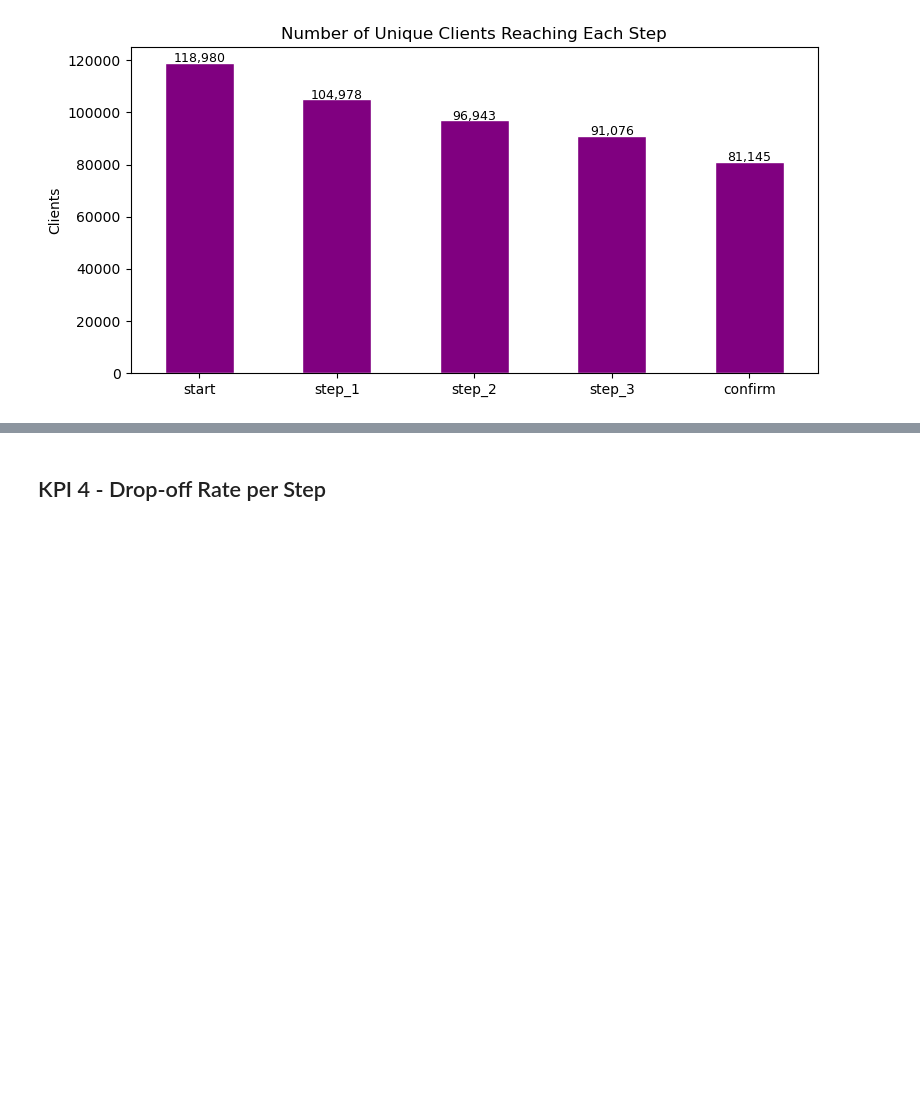
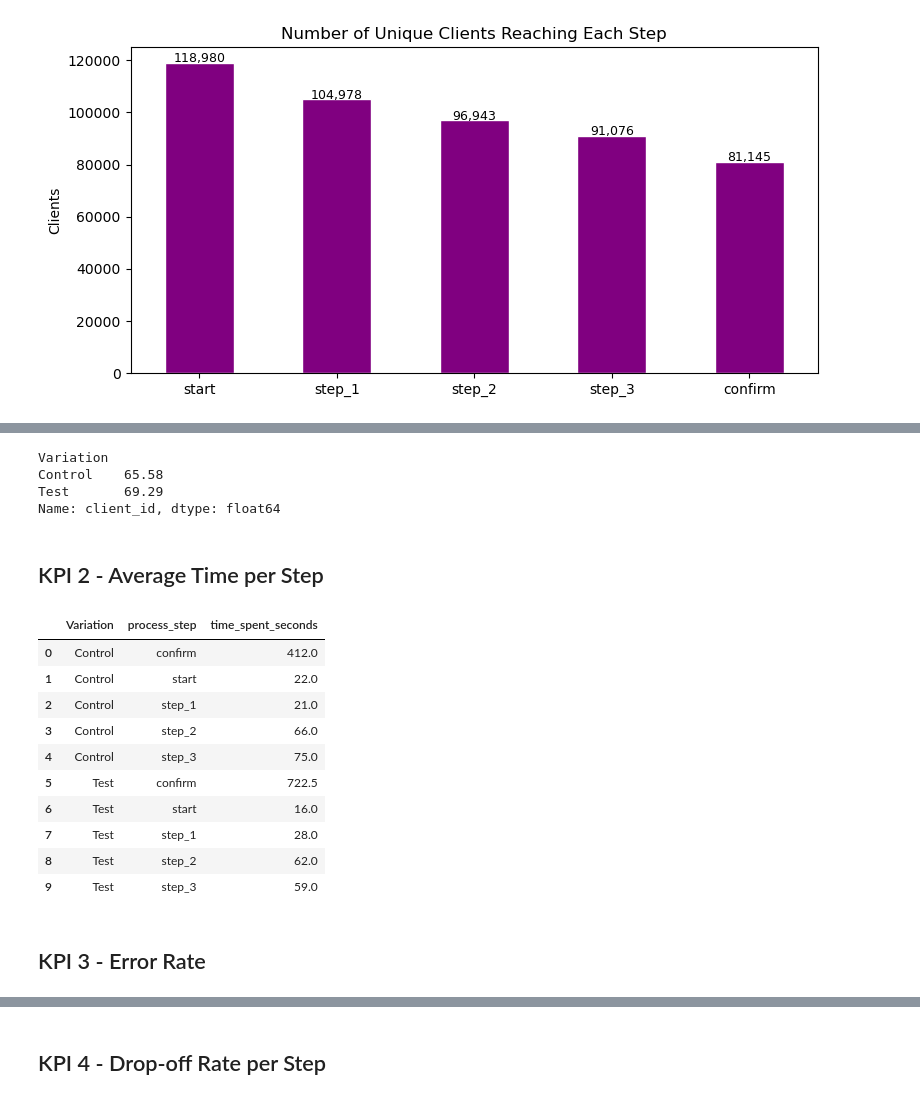
Before and after one commit to valeriaacevedog-arch/customer-experience-project, a Jupyter notebook: final_customer_exp.ipynb, the cells around one changed output, grey strips where cells are left out. Cells and saved outputs as stored; diff of their text form; code cells hidden in the pictures; blank space fills up the shorter version.

```diff
--- a/LGA_customer_exp.ipynb
+++ b/final_customer_exp.ipynb
@@ -595,0 +607,36 @@ df_master.to_csv('vanguard_master_data.csv', index=False)
+# %%
+print(kpi1_completion_rate.round(2))
+# %% [output]
+Variation
+Control    65.58
+Test       69.29
+Name: client_id, dtype: float64
+# %% [markdown]
+## KPI 2 - Average Time per Step
+# %%
+# 1. Ensure date_time is in datetime format and sort the dataframe
+df_master['date_time'] = pd.to_datetime(df_master['date_time'])
+df_master = df_master.sort_values(by=['client_id', 'date_time'])
+# %%
+# 2. Calculate the time difference between the current step and the next one for the same client
+df_master['next_step_time'] = df_master.groupby('client_id')['date_time'].shift(-1)
+df_master['time_spent_seconds'] = (df_master['next_step_time'] - df_master['date_time']).dt.total_seconds()
+# %%
+# 3. Calculate the median time per step for each Variation
+kpi2_time_per_step = df_master.groupby(['Variation', 'process_step'])['time_spent_seconds'].median().reset_index()
+# %%
+kpi2_time_per_step
+# %% [output]
+|  | Variation | process_step | time_spent_seconds |
+| 0 | Control | confirm | 412.0 |
+| 1 | Control | start | 22.0 |
+| 2 | Control | step_1 | 21.0 |
+| 3 | Control | step_2 | 66.0 |
+| 4 | Control | step_3 | 75.0 |
+| 5 | Test | confirm | 722.5 |
+| 6 | Test | start | 16.0 |
+| 7 | Test | step_1 | 28.0 |
+| 8 | Test | step_2 | 62.0 |
+| 9 | Test | step_3 | 59.0 |
+# %% [markdown]
+## KPI 3 - Error Rate
```
Also changed, not shown: parts of 47 cells of this notebook.
